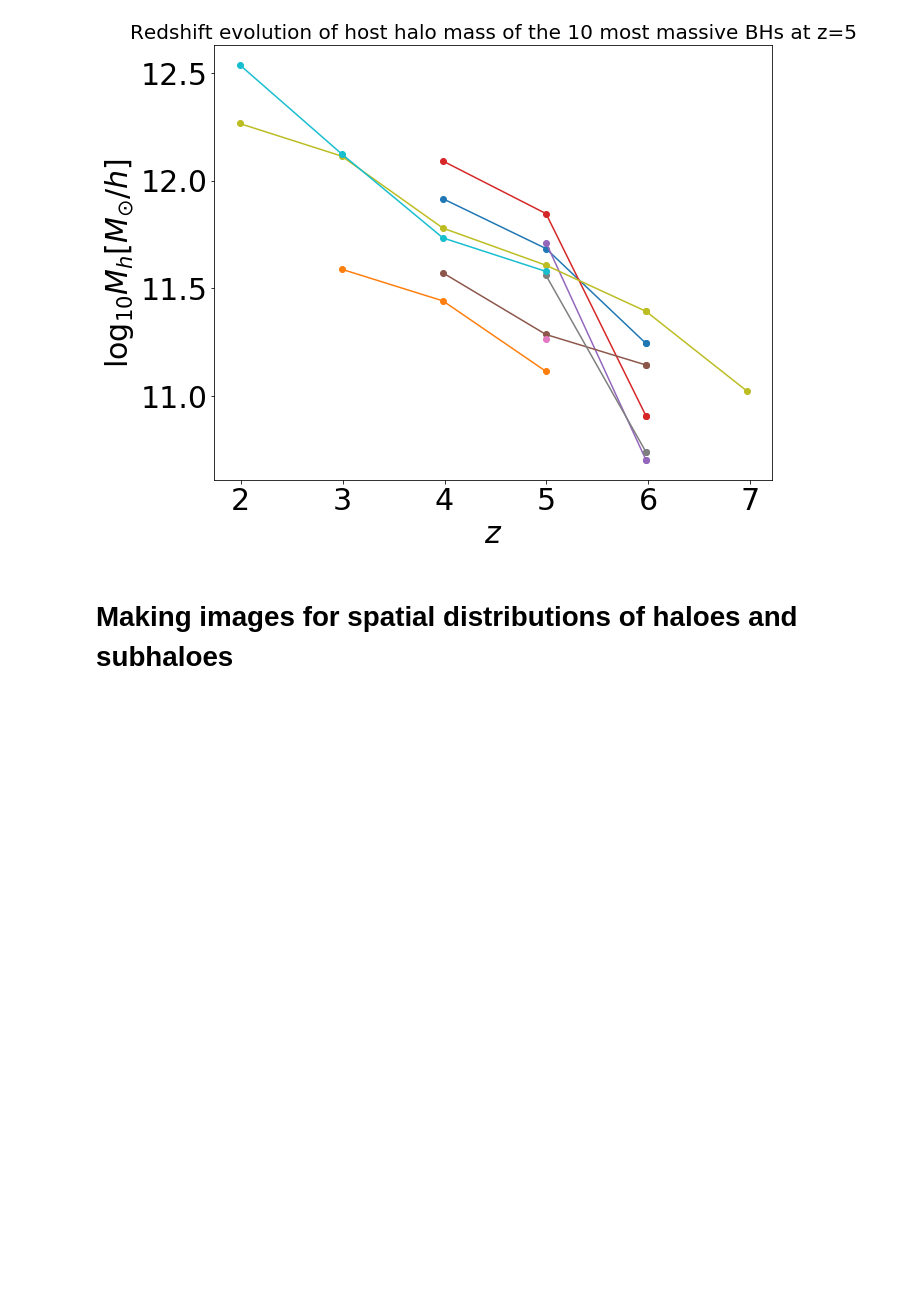
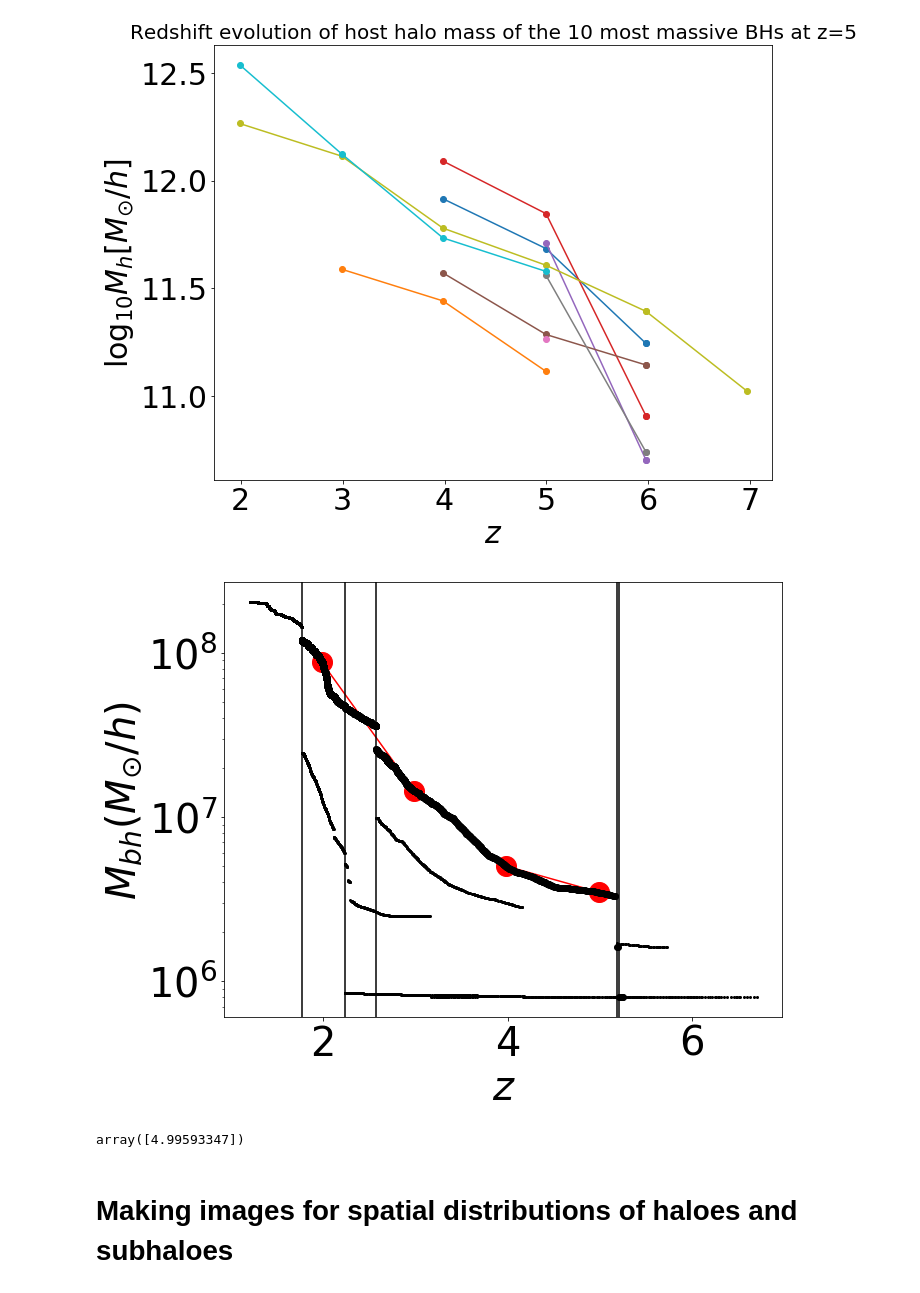
Before and after one commit to akbhowmi/arepo_package, a Jupyter notebook: example_codes.ipynb, the cells around one changed output. Cells and saved outputs as stored; diff of their text form; code cells hidden in the pictures; blank space fills up the shorter version.

Commit message:
Added plots for merging data

```diff
--- a/example_codes.ipynb
+++ b/example_codes.ipynb
@@ -495,6 +495,44 @@ ax.set_ylabel('$\log_{10}M_{h}[M_{\odot}/h]$',fontsize=30)
 100002108110
 Text(0, 0.5, '$\\log_{10}M_{h}[M_{\\odot}/h]$')
 [figure]
+# %%
+basePath='/ufrc/lblecha/aklantbhowmick/arepo_runs_aklant/L25_n128/output/'
+desired_id=p_ids_to_be_tracked[9]
+BH_ids_for_id,scale_factors_for_id,BH_masses_for_id,BH_mdots_for_id,rhos_for_id,sound_speeds_for_id,merging_times=arepo_package.get_blackhole_history_high_res(basePath,desired_id)
+# %%
+z_latest=0.6
+z_earliest=8
+z_no_of_bins=10
+p_type=5
+p_id_to_be_tracked=desired_id
+desired_property='BH_Mass'
+bhmass_history,z_history=arepo_package.get_particle_history(z_latest,z_earliest,z_no_of_bins,p_type,p_id_to_be_tracked,desired_property,basePath)
+# %%
+redshifts_for_id=1./scale_factors_for_id-1
+f,ax=plt.subplots(1,1,figsize=(10,8))
+ax.errorbar(redshifts_for_id,BH_masses_for_id*1e10,marker='o',linestyle=' ',color='black',ms=2)
+extract_main=desired_id==BH_ids_for_id
+ax.errorbar(redshifts_for_id[extract_main],BH_masses_for_id[extract_main]*1e10,marker='o',linestyle=' ',color='black')
+
+ax.plot(z_history,bhmass_history*1e10,marker='o',color='red',ms=20)
+
+for times in merging_times:
+    ax.axvline(1./times-1,color='black')
+
+ax.set_xlabel('$z$',fontsize=40)
+
+ax.set_ylabel('$M_{bh}(M_{\odot}/h)$',fontsize=40)
+
+ax.set_yscale('log')
+ax.tick_params(labelsize=40)
+# %% [output]
+[figure, added]
+# %%
+bhmass_history
+
+z_history
+# %% [output]
+array([4.99593347])
 # %% [markdown]
 # Making images for spatial distributions of haloes and subhaloes
 # %%
```
Also changed, not shown: parts of 5 cells of this notebook.
